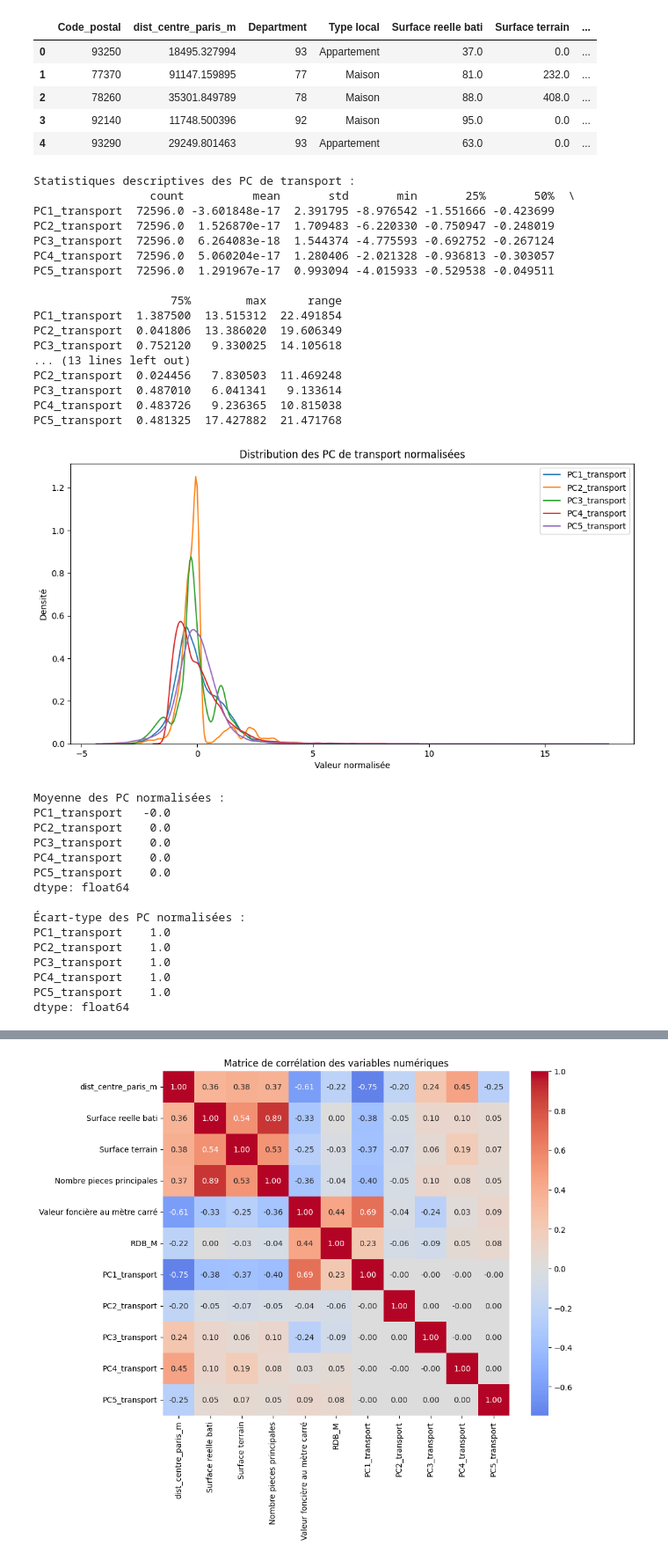
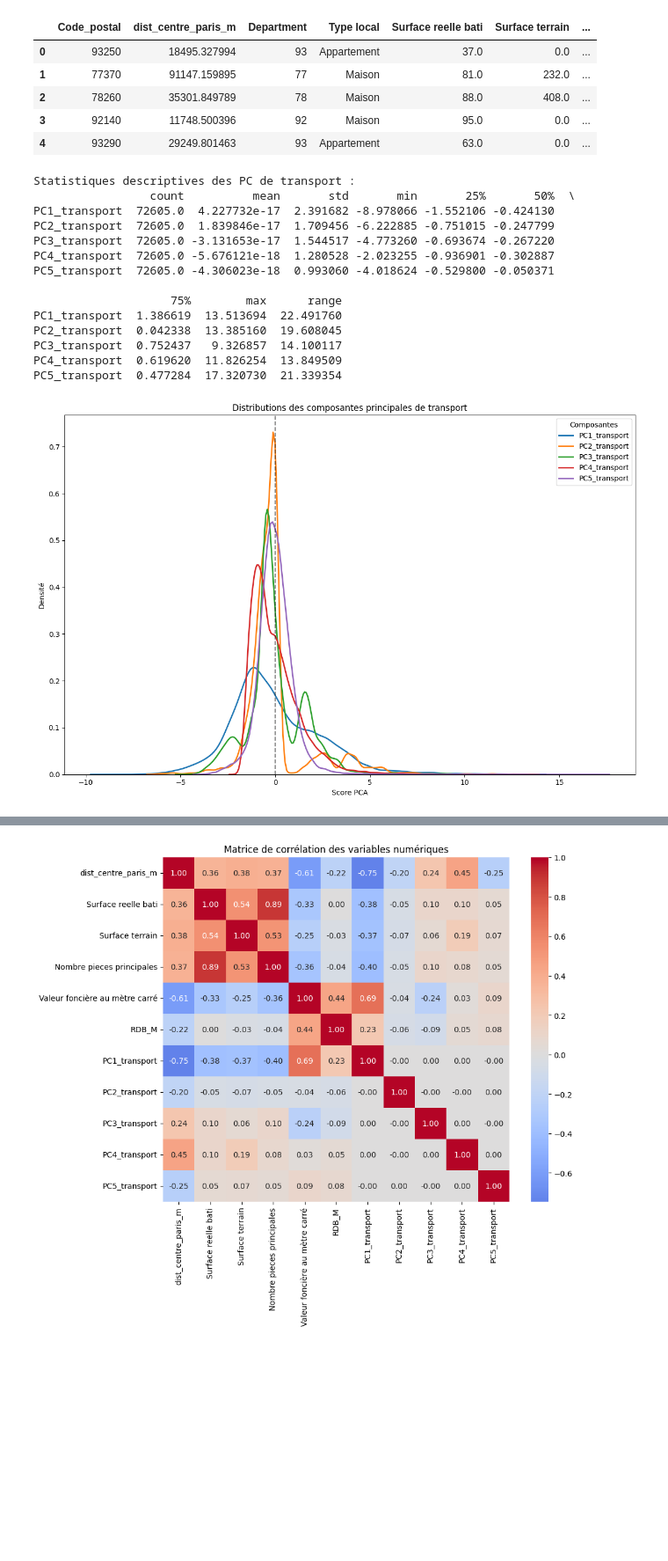
Before and after one commit to gaybrice/projet-python-ds, a Jupyter notebook: notebooks/main.ipynb, the cells around one changed output, grey strips where cells are left out. Shown at 88% size. Saved outputs shown, nothing was run; the diff lists cells and outputs as text; code cells hidden in the pictures; blank space fills up the shorter version.

```diff
--- a/notebooks/main.ipynb
+++ b/notebooks/main.ipynb
@@ -875,79 +875,45 @@ gdf.head()
 # %%
 import pandas as pd
 from sklearn.preprocessing import StandardScaler
 import matplotlib.pyplot as plt
 import seaborn as sns
 
 # --- Sélection des 5 PC de transport ---
 pc_vars = [f'PC{i+1}_transport' for i in range(5)]
 df_pc = gdf[pc_vars].dropna()  # retirer éventuels NaN
 
-# --- Statistiques descriptives avant normalisation ---
+# --- Statistiques descriptives  ---
 desc_stats = df_pc.describe().T
 desc_stats['range'] = desc_stats['max'] - desc_stats['min']
 print("Statistiques descriptives des PC de transport :")
 print(desc_stats)
 
-# --- Normalisation (centré réduit) ---
-scaler = StandardScaler()
-df_pc_scaled = pd.DataFrame(scaler.fit_transform(df_pc), columns=pc_vars, index=df_pc.index)
-
-# --- Remplacer les PC originales dans le DataFrame par les versions normalisées ---
-gdf.loc[df_pc_scaled.index, pc_vars] = df_pc_scaled
-
-# --- Statistiques descriptives après normalisation ---
-desc_stats_scaled = df_pc_scaled.describe().T
-desc_stats_scaled['range'] = desc_stats_scaled['max'] - desc_stats_scaled['min']
-print("\nStatistiques descriptives des PC normalisées :")
-print(desc_stats_scaled)
-
-# --- Visualisation des distributions normalisées ---
-plt.figure(figsize=(12,6))
-for pc in pc_vars:
-    sns.kdeplot(gdf[pc], label=pc)
-plt.title("Distribution des PC de transport normalisées")
-plt.xlabel("Valeur normalisée")
-plt.ylabel("Densité")
-plt.legend()
-plt.show()
+plt.figure(figsize=(12, 8))
 
 
-# --- Vérification des statistiques globales après normalisation ---
-print("Moyenne des PC normalisées :")
-print(gdf[pc_vars].mean().round(3))
-print("\nÉcart-type des PC normalisées :")
-print(gdf[pc_vars].std().round(3))
+for pc in pc_vars:
+    sns.kdeplot(df_pc[pc], label=pc, linewidth=2)
+
+plt.axvline(0, color='black', linestyle='--', alpha=0.5)
+plt.title("Distributions des composantes principales de transport")
+plt.xlabel("Score PCA")
+plt.ylabel("Densité")
+plt.legend(title="Composantes")
+plt.tight_layout()
+plt.show()
 # %% [output]
 Statistiques descriptives des PC de transport :
                  count          mean       std       min       25%       50%  \
-PC1_transport  72596.0 -3.601848e-17  2.391795 -8.976542 -1.551666 -0.423699
-PC2_transport  72596.0  1.526870e-17  1.709483 -6.220330 -0.750947 -0.248019
-PC3_transport  72596.0  6.264083e-18  1.544374 -4.775593 -0.692752 -0.267124
-PC4_transport  72596.0  5.060204e-17  1.280406 -2.021328 -0.936813 -0.303057
-PC5_transport  72596.0  1.291967e-17  0.993094 -4.015933 -0.529538 -0.049511
+PC1_transport  72605.0  4.227732e-17  2.391682 -8.978066 -1.552106 -0.424130
+PC2_transport  72605.0  1.839846e-17  1.709456 -6.222885 -0.751015 -0.247799
+PC3_transport  72605.0 -3.131653e-17  1.544517 -4.773260 -0.693674 -0.267220
+PC4_transport  72605.0 -5.676121e-18  1.280528 -2.023255 -0.936901 -0.302887
+PC5_transport  72605.0 -4.306023e-18  0.993060 -4.018624 -0.529800 -0.050371
 
                     75%        max      range
-PC1_transport  1.387500  13.515312  22.491854
-PC2_transport  0.041806  13.386020  19.606349
-PC3_transport  0.752120   9.330025  14.105618
-... (13 lines left out)
-PC2_transport  0.024456   7.830503  11.469248
-PC3_transport  0.487010   6.041341   9.133614
-PC4_transport  0.483726   9.236365  10.815038
-PC5_transport  0.481325  17.427882  21.471768
+PC1_transport  1.386619  13.513694  22.491760
+PC2_transport  0.042338  13.385160  19.608045
+PC3_transport  0.752437   9.326857  14.100117
+PC4_transport  0.619620  11.826254  13.849509
+PC5_transport  0.477284  17.320730  21.339354
-[figure, old version]
+[figure, new version]
-Moyenne des PC normalisées :
-PC1_transport   -0.0
-PC2_transport    0.0
-PC3_transport    0.0
-PC4_transport    0.0
-PC5_transport    0.0
-dtype: float64
-
-Écart-type des PC normalisées :
-PC1_transport    1.0
-PC2_transport    1.0
-PC3_transport    1.0
-PC4_transport    1.0
-PC5_transport    1.0
-dtype: float64
```
Also changed, not shown: parts of 6 cells of this notebook.
